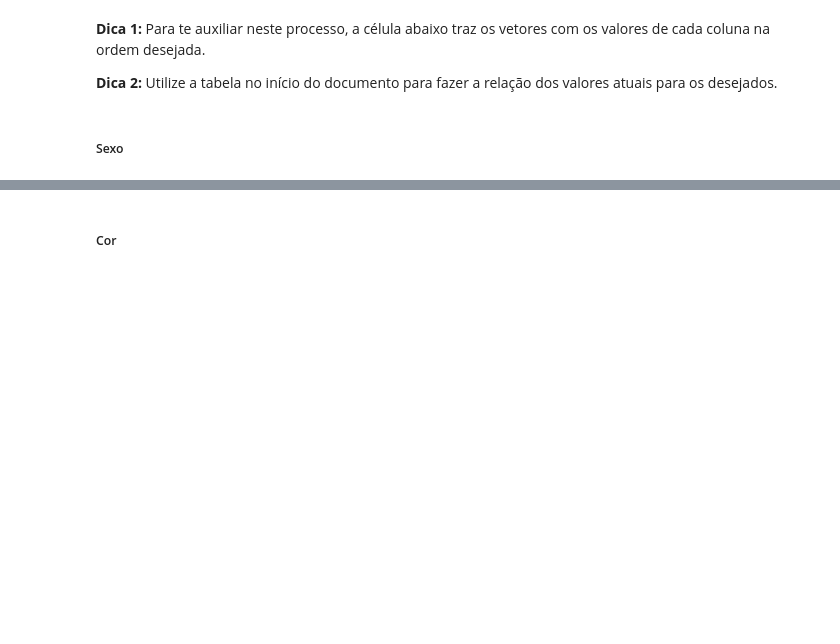
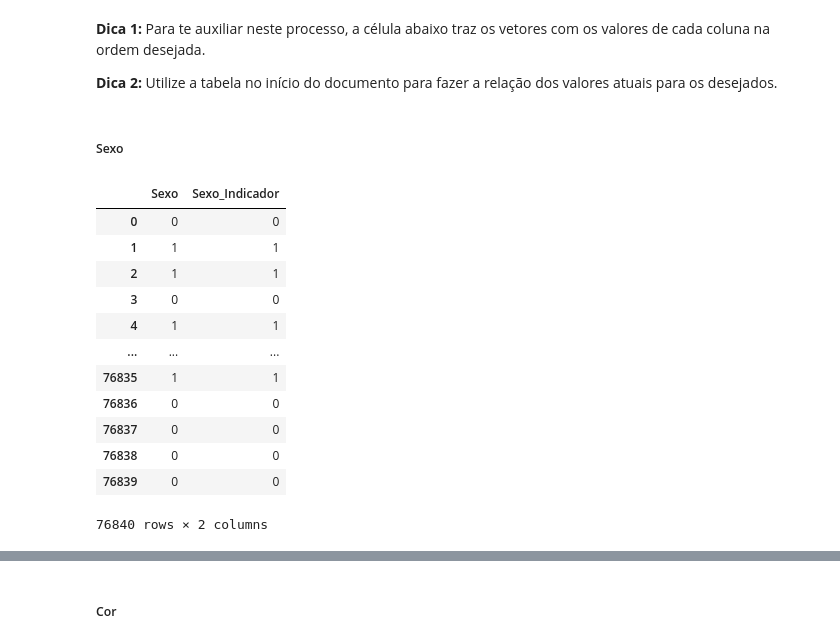
Before and after one commit to lggugs/python, a Jupyter notebook: Desafios.ipynb, the cells around one changed output, grey strips where cells are left out. Saved outputs shown, nothing was run; the diff lists cells and outputs as text; code cells hidden in the pictures; blank space fills up the shorter version.

```diff
--- a/Desafios.ipynb
+++ b/Desafios.ipynb
@@ -207,0 +215,17 @@ anos_de_estudo = {1:'Sem instrução e menos de 1 ano', 2:'1 ano', 3:'2 anos', 4
+# %%
+# Visualiza a cópias dos dados
+dados[['Sexo', 'Sexo_Indicador']]
+# %% [output]
+|  | Sexo | Sexo_Indicador |
+| 0 | 0 | 0 |
+| 1 | 1 | 1 |
+| 2 | 1 | 1 |
+| 3 | 0 | 0 |
+| 4 | 1 | 1 |
+| ... | ... | ... |
+| 76835 | 1 | 1 |
+| 76836 | 0 | 0 |
+| 76837 | 0 | 0 |
+| 76838 | 0 | 0 |
+| 76839 | 0 | 0 |
+76840 rows × 2 columns
```
Also changed, not shown: parts of 10 cells of this notebook.
